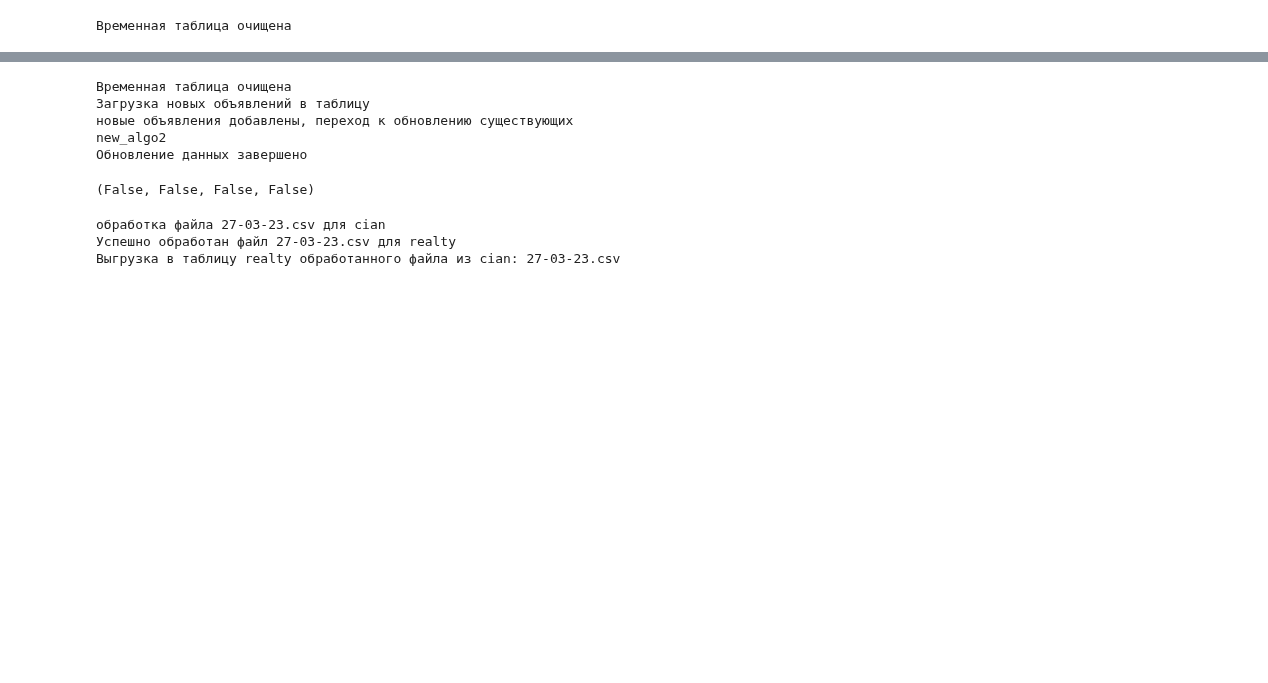
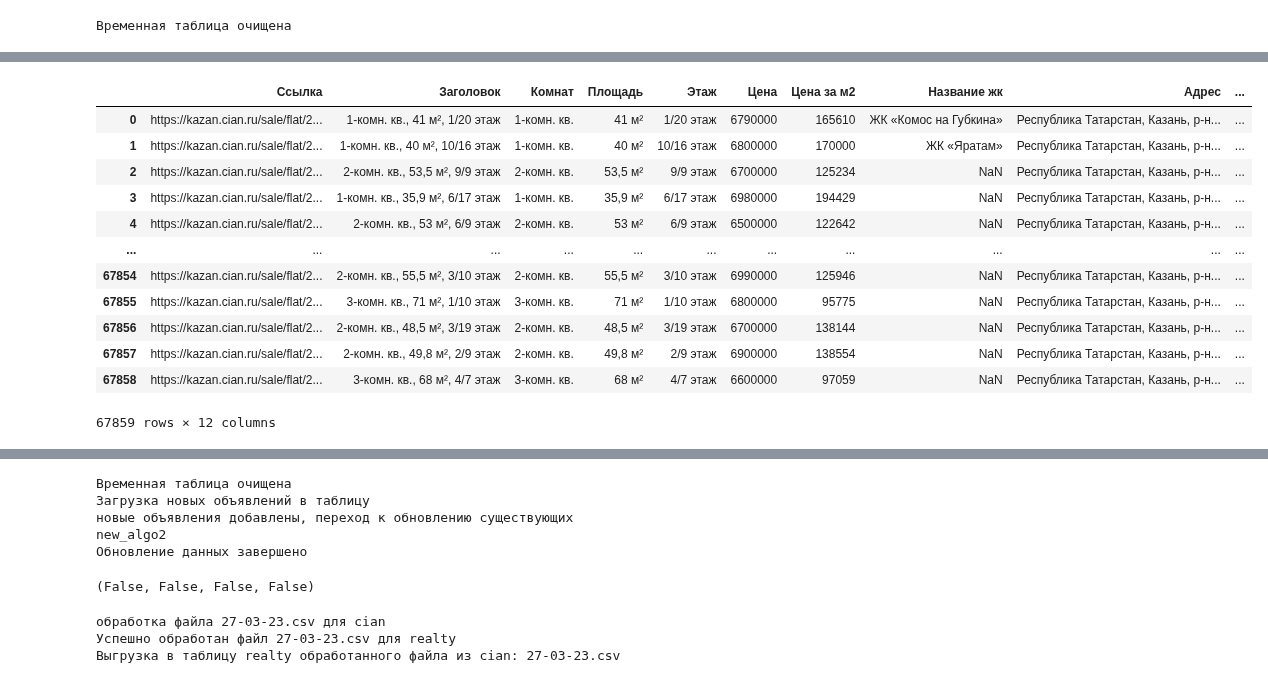
Before and after one commit to Nedvizhka/yadisk_loader, a Jupyter notebook: dev_check_jupyter/Untitled.ipynb, the cells around one changed output, grey strips where cells are left out. Saved outputs shown, nothing was run; the diff lists cells and outputs as text; code cells hidden in the pictures; blank space fills up the shorter version.

```diff
--- a/dev_check_jupyter/Untitled.ipynb
+++ b/dev_check_jupyter/Untitled.ipynb
@@ -148,0 +176,18 @@ con_obj.close()
+# %%
+ilya_c = pd.read_csv(files_to_process_cian[0], delimiter=';', encoding='utf8')
+# %%
+ilya_c
+# %% [output]
+|  | Ссылка | Заголовок | Комнат | Площадь | Этаж | Цена | Цена за м2 | Название жк | Адрес | ... |
+| 0 | https://kazan.cian.ru/sale/flat/2... | 1-комн. кв., 41 м², 1/20 этаж | 1-комн. кв. | 41 м² | 1/20 этаж | 6790000 | 165610 | ЖК «Комос на Губкина» | Республика Татарстан, Казань, р-н... | ... |
+| 1 | https://kazan.cian.ru/sale/flat/2... | 1-комн. кв., 40 м², 10/16 этаж | 1-комн. кв. | 40 м² | 10/16 этаж | 6800000 | 170000 | ЖК «Яратам» | Республика Татарстан, Казань, р-н... | ... |
+| 2 | https://kazan.cian.ru/sale/flat/2... | 2-комн. кв., 53,5 м², 9/9 этаж | 2-комн. кв. | 53,5 м² | 9/9 этаж | 6700000 | 125234 | NaN | Республика Татарстан, Казань, р-н... | ... |
+| 3 | https://kazan.cian.ru/sale/flat/2... | 1-комн. кв., 35,9 м², 6/17 этаж | 1-комн. кв. | 35,9 м² | 6/17 этаж | 6980000 | 194429 | NaN | Республика Татарстан, Казань, р-н... | ... |
+| 4 | https://kazan.cian.ru/sale/flat/2... | 2-комн. кв., 53 м², 6/9 этаж | 2-комн. кв. | 53 м² | 6/9 этаж | 6500000 | 122642 | NaN | Республика Татарстан, Казань, р-н... | ... |
+| ... | ... | ... | ... | ... | ... | ... | ... | ... | ... | ... |
+| 67854 | https://kazan.cian.ru/sale/flat/2... | 2-комн. кв., 55,5 м², 3/10 этаж | 2-комн. кв. | 55,5 м² | 3/10 этаж | 6990000 | 125946 | NaN | Республика Татарстан, Казань, р-н... | ... |
+| 67855 | https://kazan.cian.ru/sale/flat/2... | 3-комн. кв., 71 м², 1/10 этаж | 3-комн. кв. | 71 м² | 1/10 этаж | 6800000 | 95775 | NaN | Республика Татарстан, Казань, р-н... | ... |
+| 67856 | https://kazan.cian.ru/sale/flat/2... | 2-комн. кв., 48,5 м², 3/19 этаж | 2-комн. кв. | 48,5 м² | 3/19 этаж | 6700000 | 138144 | NaN | Республика Татарстан, Казань, р-н... | ... |
+| 67857 | https://kazan.cian.ru/sale/flat/2... | 2-комн. кв., 49,8 м², 2/9 этаж | 2-комн. кв. | 49,8 м² | 2/9 этаж | 6900000 | 138554 | NaN | Республика Татарстан, Казань, р-н... | ... |
+| 67858 | https://kazan.cian.ru/sale/flat/2... | 3-комн. кв., 68 м², 4/7 этаж | 3-комн. кв. | 68 м² | 4/7 этаж | 6600000 | 97059 | NaN | Республика Татарстан, Казань, р-н... | ... |
+67859 rows × 12 columns
```
Also changed, not shown: parts of 11 cells of this notebook, 1 other file.
